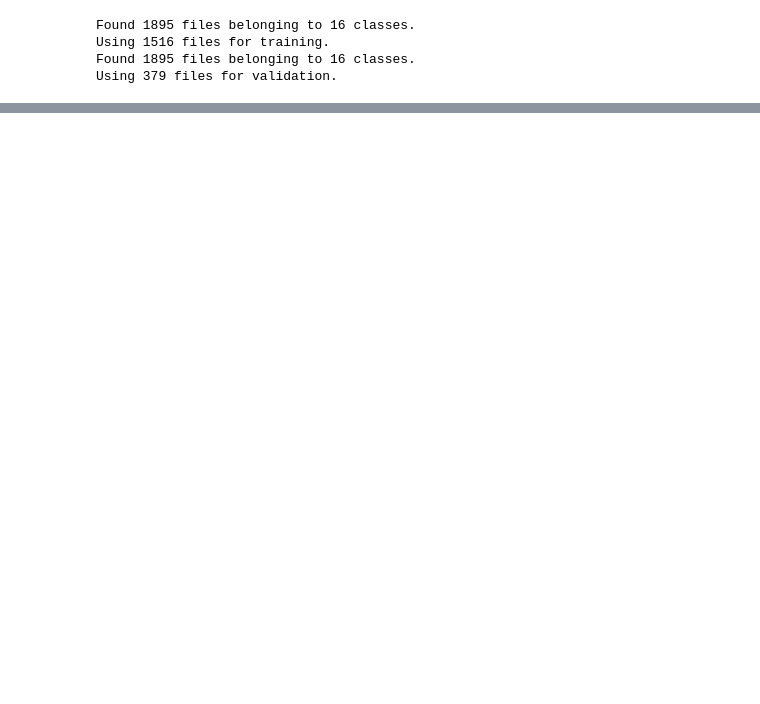
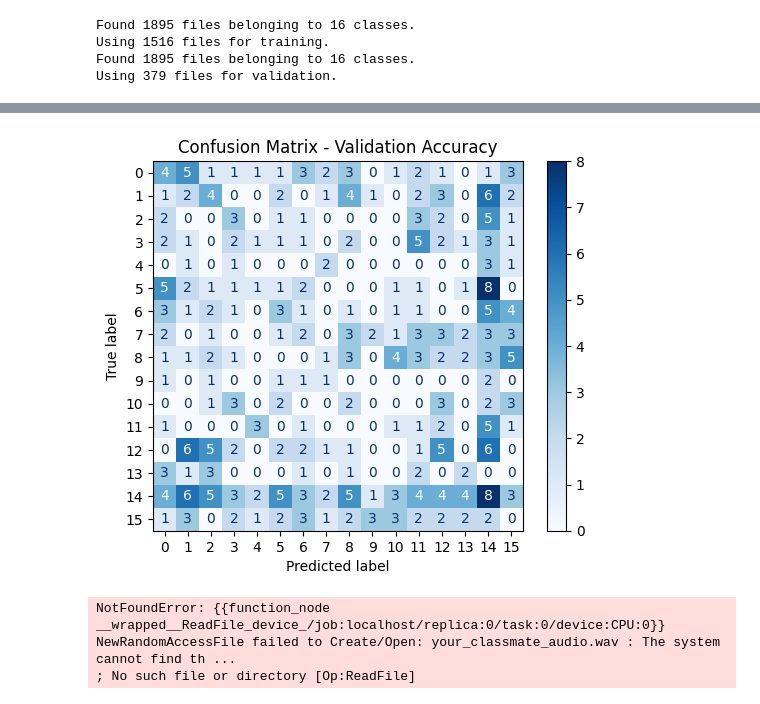
Before and after one commit to nakhani/Deep-Learning, a Jupyter notebook: Audio Classification/classmate version/model.ipynb, the cells around one changed output, grey strips where cells are left out. Cells and saved outputs as stored; diff of their text form; code cells hidden in the pictures; blank space fills up the shorter version.

```diff
--- a/Audio Classification/classmate version/model.ipynb
+++ b/Audio Classification/classmate version/model.ipynb
@@ -83,0 +130,6 @@ Epoch 20/20
+# %%
+# Make predictions on the validation data
+predictions = model.predict(validation_data)
+predicted_labels = np.argmax(predictions, axis=1)
+true_labels = np.concatenate([y for x, y in validation_data], axis=0)
+true_labels = np.argmax(true_labels, axis=1)
@@ -83,0 +138,25 @@ Epoch 20/20
+# %%
+# Plot confusion matrix
+cm = confusion_matrix(true_labels, predicted_labels)
+disp = ConfusionMatrixDisplay(confusion_matrix=cm)
+disp.plot(cmap=plt.cm.Blues)
+plt.title('Confusion Matrix - Validation Accuracy')
+plt.show()
+# %% [output]
+[figure, added]
+# %%
+def predict_audio(audio_path):
+    audio, sr = tf.audio.decode_wav(tf.io.read_file(audio_path))
+    audio = tf.expand_dims(audio, axis=0)
+    audio = tf.keras.preprocessing.sequence.pad_sequences(audio, maxlen=48000, padding="post", truncating="post")
+    predictions = model.predict(audio)
+    predicted_class = np.argmax(predictions, axis=1)
+    return predicted_class
+
+
+audio_path = ""
+predicted_class = predict_audio(audio_path)
+print(f"Predicted class: {predicted_class}")
+# %% [output]
+NotFoundError: {{function_node __wrapped__ReadFile_device_/job:localhost/replica:0/task:0/device:CPU:0}} NewRandomAccessFile failed to Create/Open: your_classmate_audio.wav : The system cannot find th ...
+; No such file or directory [Op:ReadFile]
```
Also changed, not shown: parts of 7 cells of this notebook, 11 other files.
